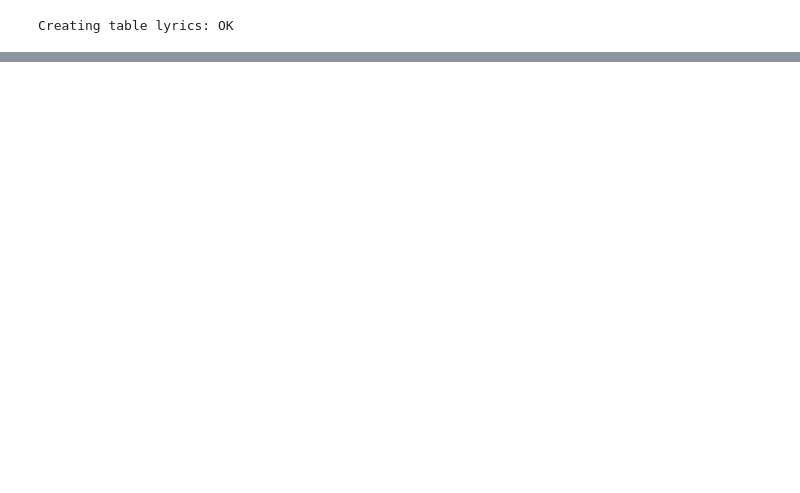
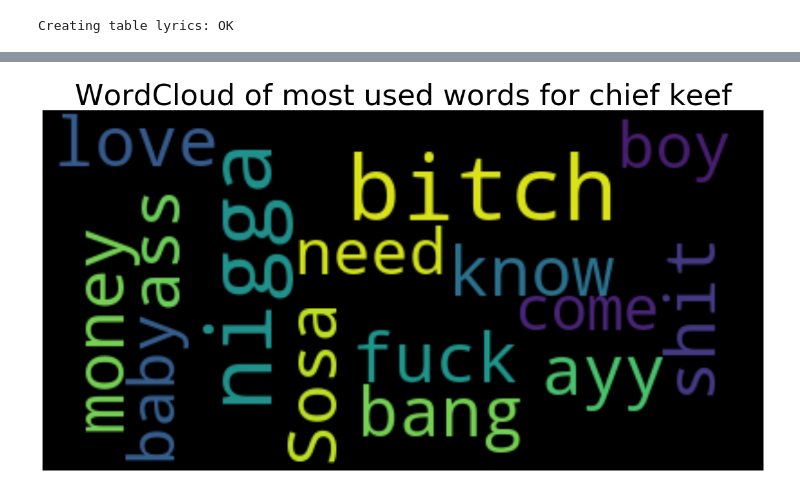
Before and after one commit to ezscore/lyrics_generator, a Jupyter notebook: Lyrics_Generator.ipynb, the cells around one changed output, grey strips where cells are left out. Saved outputs shown, nothing was run; the diff lists cells and outputs as text; code cells hidden in the pictures; blank space fills up the shorter version.

Commit message:
EDA and EDA functions added

```diff
--- a/Lyrics_Generator.ipynb
+++ b/Lyrics_Generator.ipynb
@@ -123,0 +118,3 @@ cnx.close()
+# %%
+#tokenize lyrics for all songs
+major_df['tokenized_stop_lyrics'] = major_df.cleaned_lyrics.apply(lambda x: functions.clean_tokenize_lyrics(x))
@@ -123,0 +128,16 @@ cnx.close()
+# %%
+chief_keef = major_df[major_df['artist'] == 'Chief Keef'].tokenized_stop_lyrics.to_list()
+juice_wrld = major_df[major_df['artist'] == 'Juice WRLD'].tokenized_stop_lyrics.to_list()
+meek_mill = major_df[major_df['artist'] == 'Meek Mill'].tokenized_stop_lyrics.to_list()
+future = major_df[major_df['artist'] == 'Future'].tokenized_stop_lyrics.to_list()
+migos = major_df[major_df['artist'] == 'Migos'].tokenized_stop_lyrics.to_list()
+lil_uzi = major_df[major_df['artist'] == 'Lil Uzi Vert'].tokenized_stop_lyrics.to_list()
+famous_dex = major_df[major_df['artist'] == 'famous_dex'].tokenized_stop_lyrics.to_list()
+j_cole = major_df[major_df['artist'] == 'J. Cole'].tokenized_stop_lyrics.to_list()
+trippie_redd = major_df[major_df['artist'] == 'Trippie Redd'].tokenized_stop_lyrics.to_list()
+the_weeknd = major_df[major_df['artist'] == 'The Weeknd'].tokenized_stop_lyrics.to_list()
+savage = major_df[major_df['artist'] == '21 Savage'].tokenized_stop_lyrics.to_list()
+nav = major_df[major_df['artist'] == 'NAV'].tokenized_stop_lyrics.to_list()
+gunna = major_df[major_df['artist'] == 'Gunna'].tokenized_stop_lyrics.to_list()
+offset = major_df[major_df['artist'] == 'Offset'].tokenized_stop_lyrics.to_list()
+lil_baby = major_df[major_df['artist'] == 'Lil Baby'].tokenized_stop_lyrics.to_list()
@@ -123,0 +146,67 @@ cnx.close()
+# %%
+chief_keef_dist = list(itertools.chain.from_iterable(chief_keef))
+chief_keef_dist = FreqDist(chief_keef_dist)
+chief_keef_words = ' '.join([i[0] for i in chief_keef_dist.most_common(25)])
+functions.word_cloud(chief_keef_words, 'chief keef')
+
+meek_mill_dist = list(itertools.chain.from_iterable(meek_mill))
+meek_mill_dist = FreqDist(meek_mill_dist)
+meek_mill_words = ' '.join([i[0] for i in meek_mill_dist.most_common(25)])
+functions.word_cloud(meek_mill_words, 'meek mill')
+
+migos_dist = list(itertools.chain.from_iterable(migos))
+migos_dist = FreqDist(migos_dist)
+migos_words = ' '.join([i[0] for i in migos_dist.most_common(25)])
+functions.word_cloud(migos_words, 'Migos')
+
+future_dist = list(itertools.chain.from_iterable(future))
+future_dist = FreqDist(future_dist)
+future_dist_words = ' '.join([i[0] for i in future_dist.most_common(25)])
+functions.word_cloud(future_dist_words, 'Future')
+
+lil_uzi_dist = list(itertools.chain.from_iterable(lil_uzi))
+lil_uzi_dist = FreqDist(lil_uzi_dist)
+lil_uzi_words = ' '.join([i[0] for i in lil_uzi_dist.most_common(25)])
+functions.word_cloud(lil_uzi_words, 'Lil Uzi Vert')
+
+j_cole_dist = list(itertools.chain.from_iterable(j_cole))
+j_cole_dist = FreqDist(j_cole_dist)
+j_cole_words = ' '.join([i[0] for i in j_cole_dist.most_common(25)])
+functions.word_cloud(j_cole_words, 'J Cole')
+
+trippie_redd_dist = list(itertools.chain.from_iterable(trippie_redd))
+trippie_redd_dist = FreqDist(juice_wrld_dist)
+trippie_redd_words = ' '.join([i[0] for i in trippie_redd_dist.most_common(25)])
+functions.word_cloud(trippie_redd_words, 'Trippie Redd')
+
+the_weekend_dist = list(itertools.chain.from_iterable(the_weeknd))
+the_weekend_dist = FreqDist(the_weekend_dist)
+the_weeknd_words = ' '.join([i[0] for i in the_weekend_dist.most_common(25)])
+functions.word_cloud(the_weeknd_words, 'The Weekend')
+
+savage_dist = list(itertools.chain.from_iterable(savage))
+savage_dist = FreqDist(savage_dist)
+savage_words = ' '.join([i[0] for i in savage_dist.most_common(25)])
+functions.word_cloud(savage_words, '21 Savage')
+
+nav_dist = list(itertools.chain.from_iterable(nav))
+nav_dist = FreqDist(nav_dist)
+nav_words = ' '.join([i[0] for i in nav_dist.most_common(25)])
+functions.word_cloud(nav_words, 'NAV')
+
+gunna_dist = list(itertools.chain.from_iterable(gunna))
+gunna_dist = FreqDist(gunna_dist)
+gunna_words = ' '.join([i[0] for i in gunna_dist.most_common(25)])
+functions.word_cloud(gunna_words, 'Gunna')
+
+offset_dist = list(itertools.chain.from_iterable(offset))
+offset_dist = FreqDist(offset_dist)
+offset_words = ' '.join([i[0] for i in offset_dist.most_common(25)])
+functions.word_cloud(offset_words, 'Offset')
+
+lil_baby_dist = list(itertools.chain.from_iterable(lil_baby))
+lil_baby_dist = FreqDist(lil_baby_dist)
+lil_baby_words = ' '.join([i[0] for i in lil_baby_dist.most_common(25)])
+functions.word_cloud(lil_baby_words, 'Lil Baby')
+# %% [output]
+[figure, added]
```
Also changed, not shown: parts of 25 cells of this notebook, 1 other file.
